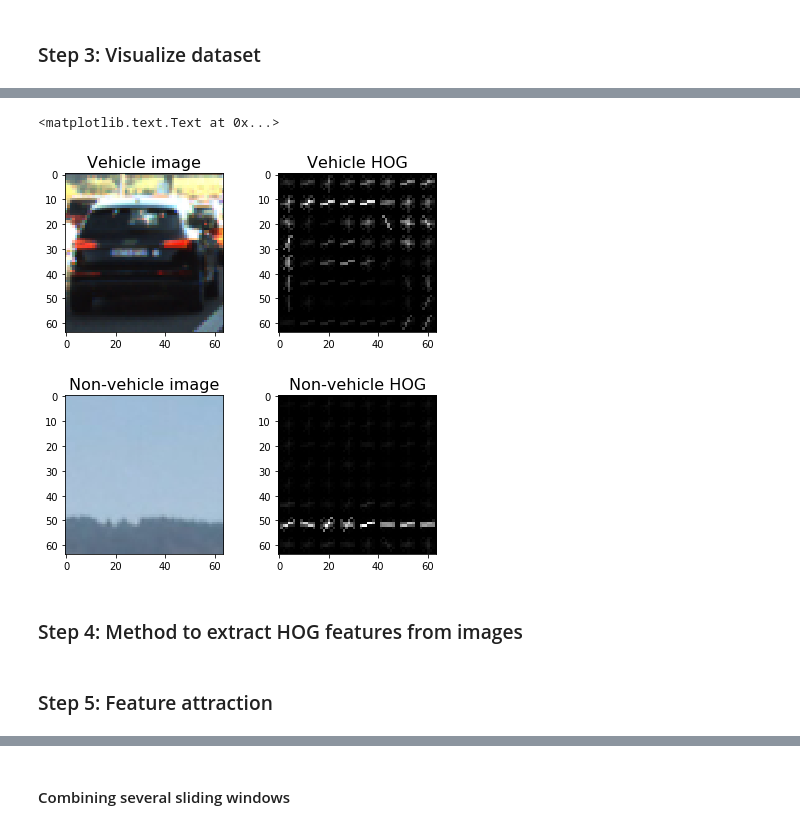
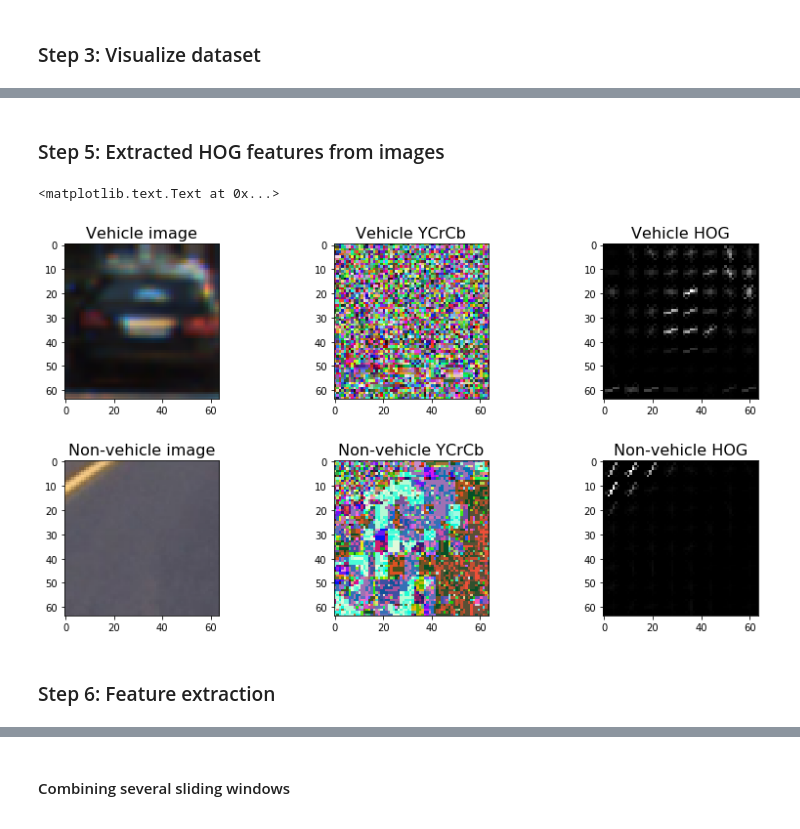
Before and after one commit to mrsandipandas/Udacity_Vehicle-Detection-P5, a Jupyter notebook: Vehicle_detection.ipynb, the cells around one changed output, grey strips where cells are left out. Saved outputs shown, nothing was run; the diff lists cells and outputs as text; code cells hidden in the pictures.

```diff
--- a/Vehicle_detection.ipynb
+++ b/Vehicle_detection.ipynb
@@ -64,45 +170,30 @@ for i in np.arange(18,36):
+# %% [markdown]
+### Step 5: Extracted HOG features from images
 # %%
-# Code ftom lesson chapters
-def  get_hog_features (img, orient, pix_per_cell, cell_per_block,
-                        vis=False, feature_vec=True):
-    # Call with two outputs if vis==True
-    if vis == True:
-        features, hog_image = hog(img, orientations=orient,
-                                  pixels_per_cell=(pix_per_cell, pix_per_cell),
-                                  cells_per_block=(cell_per_block, cell_per_block),
-                                  block_norm= 'L2-Hys',
-                                  transform_sqrt=False,
-                                  visualise=vis, feature_vector=feature_vec)
-        return features, hog_image
-    # Otherwise call with one output
-    else:
-        features = hog(img, orientations=orient,
-                       pixels_per_cell=(pix_per_cell, pix_per_cell),
-                       cells_per_block=(cell_per_block, cell_per_block),
-                       block_norm= 'L2-Hys',
-                       transform_sqrt=False,
-                       visualise=vis, feature_vector=feature_vec)
-        return features
-
 # Visual HOG features on image samples
 vehicle_img = mpimg.imread(vehicle_images[np.random.randint(0,len(vehicle_images))])
-_, vehicle_dst = get_hog_features(vehicle_img[:,:,2], 9, 8, 8, vis=True, feature_vec=True)
+vehicle_img_YCrCb = cv2.cvtColor(vehicle_img, cv2.COLOR_RGB2YCrCb)
+_, vehicle_dst = get_hog_features(vehicle_img_YCrCb[:,:,2], 9, 8, 8, vis=True, feature_vec=True)
 nonvehicle_img = mpimg.imread(nonvehicle_images[np.random.randint(0,len(nonvehicle_images))])
-_, nonvehicle_dst = get_hog_features(nonvehicle_img[:,:,2], 9, 8, 8, vis=True, feature_vec=True)
+nonvehicle_img_YCrCb = cv2.cvtColor(nonvehicle_img, cv2.COLOR_RGB2YCrCb)
+_, nonvehicle_dst = get_hog_features(nonvehicle_img_YCrCb[:,:,2], 9, 8, 8, vis=True, feature_vec=True)
 
 # Visualize
-f, ((ax1, ax2), (ax3, ax4)) = plt.subplots(2, 2, figsize=(7,7))
+f, ((ax1, ax2, ax3), (ax4, ax5, ax6)) = plt.subplots(2, 3, figsize=(14,7))
 f.subplots_adjust(hspace = .4, wspace=.2)
 ax1.imshow(vehicle_img)
 ax1.set_title('Vehicle image', fontsize=16)
-ax2.imshow(vehicle_dst, cmap='gray')
-ax2.set_title('Vehicle HOG', fontsize=16)
-ax3.imshow(nonvehicle_img)
-ax3.set_title('Non-vehicle image', fontsize=16)
-ax4.imshow(nonvehicle_dst, cmap='gray')
-ax4.set_title('Non-vehicle HOG', fontsize=16)
+ax2.imshow(vehicle_img_YCrCb)
+ax2.set_title('Vehicle YCrCb', fontsize=16)
+ax3.imshow(vehicle_dst, cmap='gray')
+ax3.set_title('Vehicle HOG', fontsize=16)
+
+ax4.imshow(nonvehicle_img)
+ax4.set_title('Non-vehicle image', fontsize=16)
+ax5.imshow(nonvehicle_img_YCrCb)
+ax5.set_title('Non-vehicle YCrCb', fontsize=16)
+ax6.imshow(nonvehicle_dst, cmap='gray')
+ax6.set_title('Non-vehicle HOG', fontsize=16)
 # %% [output]
 <matplotlib.text.Text at 0x...>
-[figure, old version]
+[figure, new version]
-# %% [markdown]
-### Step 4: Method to extract HOG features from images
@@ -151,5 +200,5 @@ def extract_features(imgs, cspace='RGB', orient=9,
 # %% [markdown]
-### Step 5: Feature attraction
+### Step 6: Feature extraction
 # %%
 # Feature extraction parameters
 colorspace = 'YUV' # Can be RGB, HSV, LUV, HLS, YUV, YCrCb
```
Also changed, not shown: parts of 24 cells of this notebook, 2 other files.
